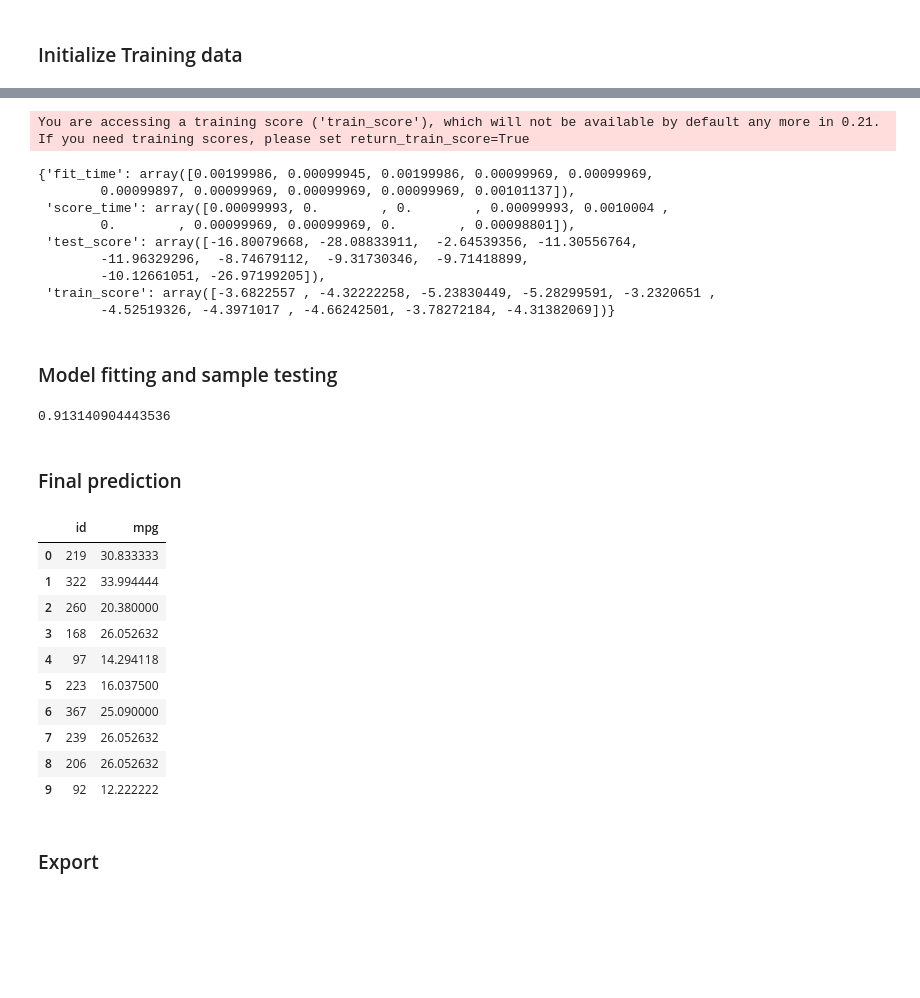
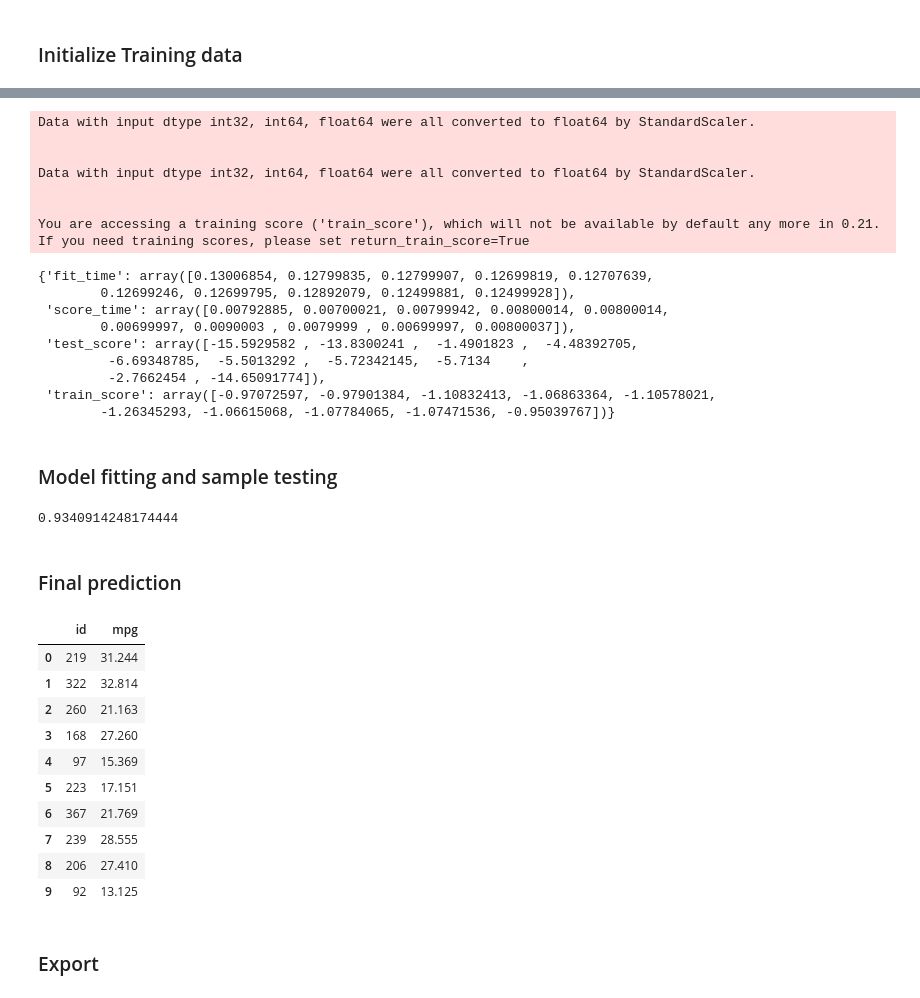
Before and after one commit to freecraver/ML-fun, a Jupyter notebook: mpg/mpg.ipynb, the cells around one changed output, grey strips where cells are left out. Cells and saved outputs as stored; diff of their text form; code cells hidden in the pictures; blank space fills up the shorter version.

Commit message:
mpg prediction setup

```diff
--- a/mpg/mpg.ipynb
+++ b/mpg/mpg.ipynb
@@ -142,7 +142,9 @@ array([ 53.27,  68.92,  79.15,  87.01,  93.28,  97.16,  99.04,  99.7 ,
 ### Initialize Training data
 # %%
 df_vars = df_train.loc[:, df_train.columns != 'mpg']
+df_vars = df_vars.loc[:, df_vars.columns != 'id']
 df_class = df_train['mpg']
+df_id = df_train['id']
 
 X_train, X_test, y_train, y_test = train_test_split(df_vars, df_class, test_size=test_set_ratio, random_state=0)
 # %%
@@ -168,48 +170,64 @@ X_test
 # %%
+from sklearn.preprocessing import StandardScaler
 from sklearn import linear_model
 from sklearn import tree
 from sklearn.ensemble import RandomForestRegressor, AdaBoostRegressor
 
-reg = tree.DecisionTreeRegressor(min_samples_split=20)
+df_vars_all = df_vars
+
+scaler = StandardScaler()
+df_vars_all = scaler.fit_transform(df_vars_all)
+
+#reg = tree.DecisionTreeRegressor(min_samples_split=10)
+reg = RandomForestRegressor(n_estimators=100)
+#reg = linear_model.Ridge()
 scores = cross_validate(reg, df_vars, df_class, cv=10, scoring='neg_mean_squared_error')
 scores
 # %% [output]
+Data with input dtype int32, int64, float64 were all converted to float64 by StandardScaler.
+
+
+Data with input dtype int32, int64, float64 were all converted to float64 by StandardScaler.
+
+
 You are accessing a training score ('train_score'), which will not be available by default any more in 0.21. If you need training scores, please set return_train_score=True
-{'fit_time': array([0.00199986, 0.00099945, 0.00199986, 0.00099969, 0.00099969,
-        0.00099897, 0.00099969, 0.00099969, 0.00099969, 0.00101137]),
- 'score_time': array([0.00099993, 0.        , 0.        , 0.00099993, 0.0010004 ,
-        0.        , 0.00099969, 0.00099969, 0.        , 0.00098801]),
- 'test_score': array([-16.80079668, -28.08833911,  -2.64539356, -11.30556764,
-        -11.96329296,  -8.74679112,  -9.31730346,  -9.71418899,
-        -10.12661051, -26.97199205]),
- 'train_score': array([-3.6822557 , -4.32222258, -5.23830449, -5.28299591, -3.2320651 ,
-        -4.52519326, -4.3971017 , -4.66242501, -3.78272184, -4.31382069])}
+{'fit_time': array([0.13006854, 0.12799835, 0.12799907, 0.12699819, 0.12707639,
+        0.12699246, 0.12699795, 0.12892079, 0.12499881, 0.12499928]),
+ 'score_time': array([0.00792885, 0.00700021, 0.00799942, 0.00800014, 0.00800014,
+        0.00699997, 0.0090003 , 0.0079999 , 0.00699997, 0.00800037]),
+ 'test_score': array([-15.5929582 , -13.8300241 ,  -1.4901823 ,  -4.48392705,
+         -6.69348785,  -5.5013292 ,  -5.72342145,  -5.7134    ,
+         -2.7662454 , -14.65091774]),
+ 'train_score': array([-0.97072597, -0.97901384, -1.10832413, -1.06863364, -1.10578021,
+        -1.26345293, -1.06615068, -1.07784065, -1.07471536, -0.95039767])}
 # %% [markdown]
 ### Model fitting and sample testing
 # %%
 model = reg.fit(X_train, y_train)
 model.score(X_test, y_test)
 # %% [output]
-0.913140904443536
+0.9340914248174444
+# %%
+model = reg.fit(df_vars, df_class)
 # %% [markdown]
 ### Final prediction
 # %%
 df_res = pd.DataFrame()
 df_res['id'] = df_test['id']
-df_res['mpg'] = pd.Series(model.predict(df_test))
+df_res['mpg'] = pd.Series(model.predict(df_test.loc[:,df_test.columns!='id']))
 df_res.head(10)
 # %% [output]
 |  | id | mpg |
-| 0 | 219 | 30.833333 |
-| 1 | 322 | 33.994444 |
-| 2 | 260 | 20.380000 |
-| 3 | 168 | 26.052632 |
-| 4 | 97 | 14.294118 |
-| 5 | 223 | 16.037500 |
-| 6 | 367 | 25.090000 |
-| 7 | 239 | 26.052632 |
-| 8 | 206 | 26.052632 |
-| 9 | 92 | 12.222222 |
+| 0 | 219 | 31.244 |
+| 1 | 322 | 32.814 |
+| 2 | 260 | 21.163 |
+| 3 | 168 | 27.260 |
+| 4 | 97 | 15.369 |
+| 5 | 223 | 17.151 |
+| 6 | 367 | 21.769 |
+| 7 | 239 | 28.555 |
+| 8 | 206 | 27.410 |
+| 9 | 92 | 13.125 |
 # %% [markdown]
 ### Export
 # %%
```
Also changed, not shown: parts of 5 cells of this notebook.
